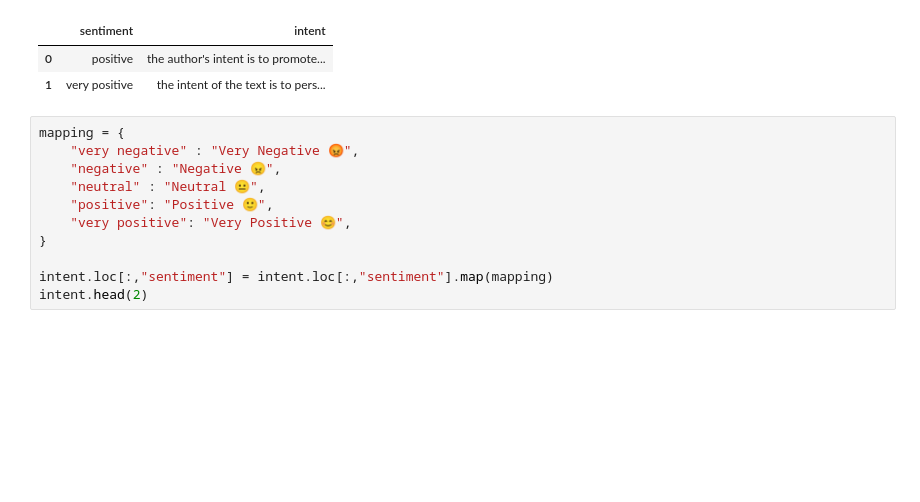
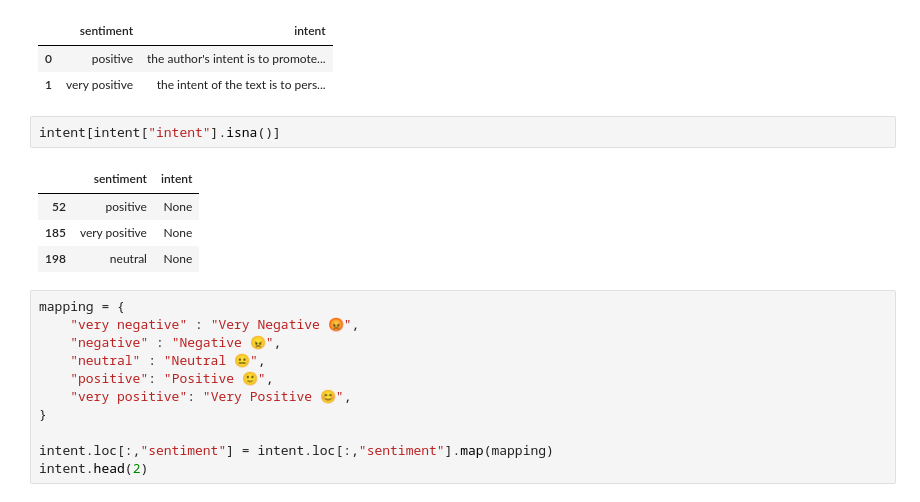
Before and after one commit to vtdinh13/leaders, a Jupyter notebook: 3_explore_and_feature_engineering/intent.ipynb, the cells around one changed output. Cells and saved outputs as stored; diff of their text form; blank space fills up the shorter version.

```diff
--- a/3_explore_and_feature_engineering/intent.ipynb
+++ b/3_explore_and_feature_engineering/intent.ipynb
@@ -14,6 +14,13 @@ intent.head(2)
 |  | sentiment | intent |
 | 0 | positive | the author's intent is to promote... |
 | 1 | very positive | the intent of the text is to pers... |
+# %%
+intent[intent["intent"].isna()]
+# %% [output]
+|  | sentiment | intent |
+| 52 | positive | None |
+| 185 | very positive | None |
+| 198 | neutral | None |
 # %%
 mapping = {
     "very negative" : "Very Negative 😡",
```
Also changed, not shown: 2 other files.
